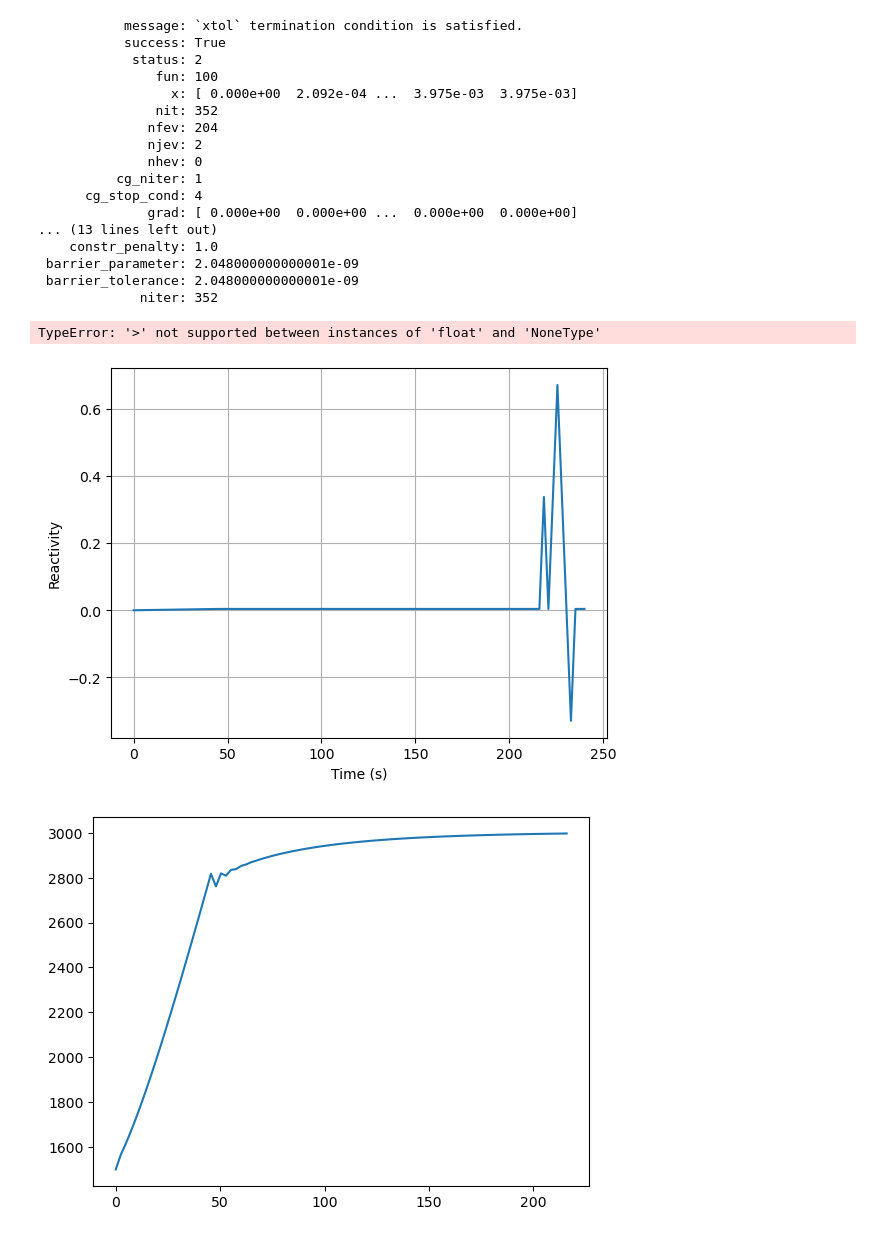
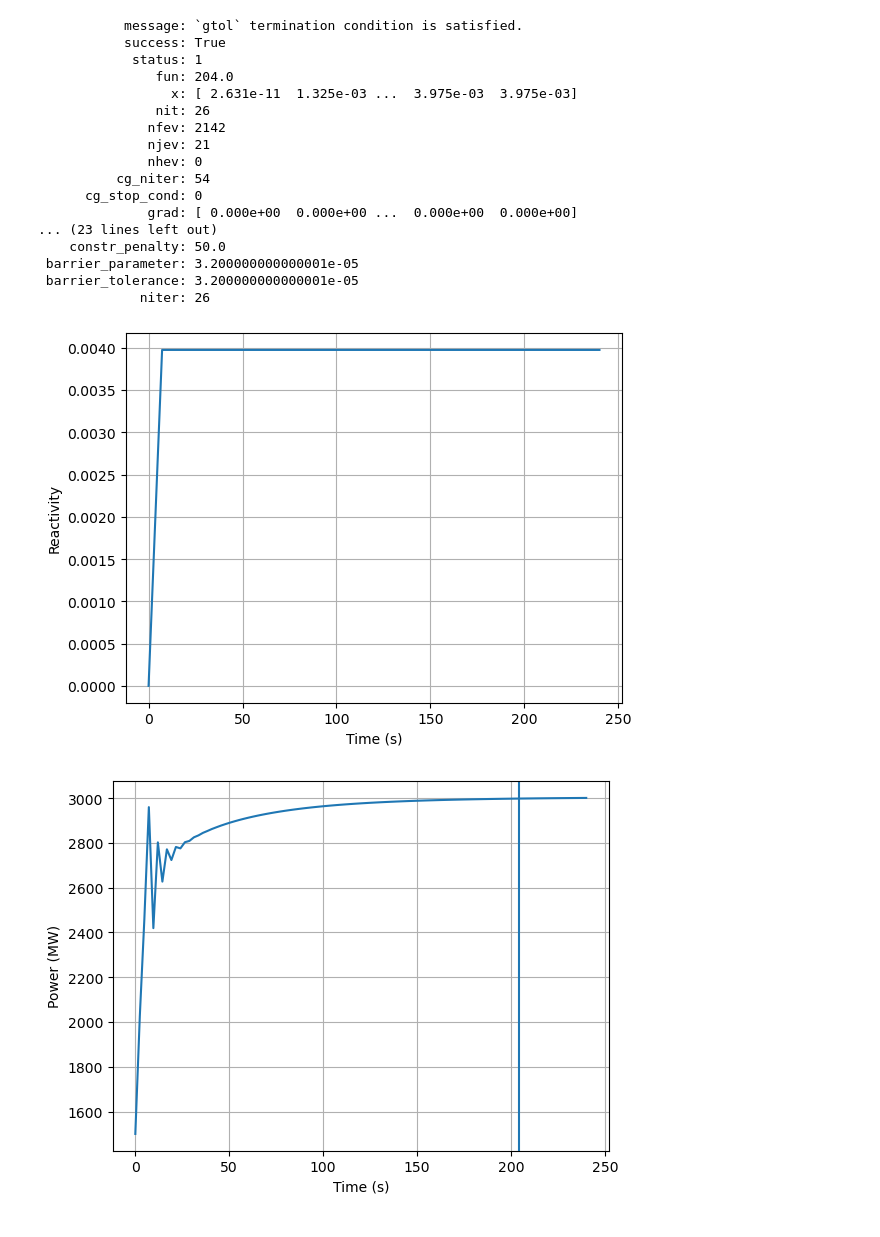
Before and after one commit to mlouis9/optimal-control, a Jupyter notebook: code/findOptimalControl.ipynb, the cells around one changed output. Saved outputs shown, nothing was run; the diff lists cells and outputs as text; code cells hidden in the pictures.

```diff
--- a/code/findOptimalControl.ipynb
+++ b/code/findOptimalControl.ipynb
@@ -82,17 +82,18 @@ def overshoot_constraints(rhoExt, P1, timepoints):
     X, T, rho, rhoF = SimpleTransient(timepoints, P0, rhoExt, PKE, TH, aF, 0.1E-05)
     final_time_index, final_time = find_final_time(X[0, :], P1, timepoints)
     if final_time_index is None and final_time is None:
-        print("End point condition not satisfied")
-        return -constraint_violation_penalty
+        # print("End point condition not satisfied")
+        return -constraint_violation_penalty*1000
     else:
         power_overshoot = np.max(X[0, 0:(final_time_index + 1)]) - P1
         reactivity_overshoot = np.max(rhoExt[0:(final_time_index + 1)]) - beta1gr
         penalty = 1
+        # print("End point condition satisfied")
         if power_overshoot > 0:
-            print("Power overshoot")
+            # print("Power overshoot")
             penalty -= power_overshoot*constraint_violation_penalty
         if reactivity_overshoot > 0:
-            print("Reactivity overshoot")
+            # print("Reactivity overshoot")
             penalty -= reactivity_overshoot*constraint_violation_penalty
         return penalty
 
@@ -101,26 +102,18 @@ def objective_function(rhoExt, P1, timepoints):
     X, T, rho, rhoF = SimpleTransient(timepoints, P0, rhoExt, PKE, TH, aF, 0.1E-05)
     final_time_index, final_time = find_final_time(X[0, :], P1, timepoints)
     # Set initial penalty
-    penalty = 0
     if final_time_index is None and final_time is None:
         # End point conditions not satisfied, return large value
         return constraint_violation_penalty*10
     else:
-        power_overshoot = np.max(X[0, 0:(final_time_index + 1)]) - P1
-        reactivity_overshoot = np.max(rhoExt[0:(final_time_index + 1)]) - beta1gr
-        if power_overshoot > 0:
-            penalty += constraint_violation_penalty
-        if reactivity_overshoot > 0:
-            penalty += constraint_violation_penalty
-        print(penalty + final_time)
-        return penalty + final_time
+        return final_time
 # %%
 ntstep = 101
 timepoints = np.linspace(0, simulationTime, ntstep)
 
 bounds = [(-1, beta1gr) for timepoint in timepoints]
 
-guess = ramp(0.53, timepoints, 45)
+guess = ramp(0.53, timepoints, 6)
 
 constraints = ({'type': 'ineq', 'fun': overshoot_constraints, 'tol': 0.1, 'args': (P1, timepoints)})
 
@@ -129,6 +122,15 @@ optimal_control = minimize(
     guess,
     method='trust-constr',
     jac='2-point',
+    options={
+        'verbose': 3,
+        'gtol': 1e-6,
+        'xtol': 1e-6,
+        'maxiter': 1000,
+        'initial_constr_penalty': 50.0,
+        'initial_tr_radius': 1.0,
+        'initial_barrier_tolerance': 0.1
+    },
     constraints=constraints,
     args=(P1, timepoints),
     bounds=bounds
@@ -154,41 +156,40 @@ optimal_control = minimize(
 # %%
 optimal_control
 # %% [output]
-           message: `xtol` termination condition is satisfied.
+           message: `gtol` termination condition is satisfied.
            success: True
-            status: 2
-               fun: 100
-                 x: [ 0.000e+00  2.092e-04 ...  3.975e-03  3.975e-03]
-               nit: 352
-              nfev: 204
-              njev: 2
+            status: 1
+               fun: 204.0
+                 x: [ 2.631e-11  1.325e-03 ...  3.975e-03  3.975e-03]
+               nit: 26
+              nfev: 2142
+              njev: 21
               nhev: 0
-          cg_niter: 1
-      cg_stop_cond: 4
+          cg_niter: 54
+      cg_stop_cond: 0
               grad: [ 0.000e+00  0.000e+00 ...  0.000e+00  0.000e+00]
-... (13 lines left out)
-    constr_penalty: 1.0
- barrier_parameter: 2.048000000000001e-09
- barrier_tolerance: 2.048000000000001e-09
-             niter: 352
+... (23 lines left out)
+    constr_penalty: 50.0
+ barrier_parameter: 3.200000000000001e-05
+ barrier_tolerance: 3.200000000000001e-05
+             niter: 26
 # %%
 plt.figure(1)
 plt.plot(timepoints, optimal_control.x)
 plt.xlabel("Time (s)")
 plt.ylabel("Reactivity")
 plt.grid()
 
 plt.figure(2)
 X, T, rho, rhoF = SimpleTransient(timepoints, P0, optimal_control.x, PKE, TH, aF, 0.1E-05)
 plt.plot(timepoints, X[0, :]/1E+06, label='Calculated')
 
 _, T = find_final_time(X[0, :], P1, timepoints)
 plt.axvline(T, label='Final time')
-plt.axhline(P1/1E+06, linestyle='dashed' ,label="Desired power uprate")
+# plt.axhline(P1/1E+06, linestyle='dashed' ,label="Desired power uprate")
 plt.xlabel("Time (s)")
 plt.ylabel("Power (MW)")
 plt.grid()
 # %% [output]
-TypeError: '>' not supported between instances of 'float' and 'NoneType'
-[figure, old version]
+[figure, new version]
-[figure, old version]
+[figure, new version]
```
Also changed, not shown: parts of 5 cells of this notebook, 3 other files.
